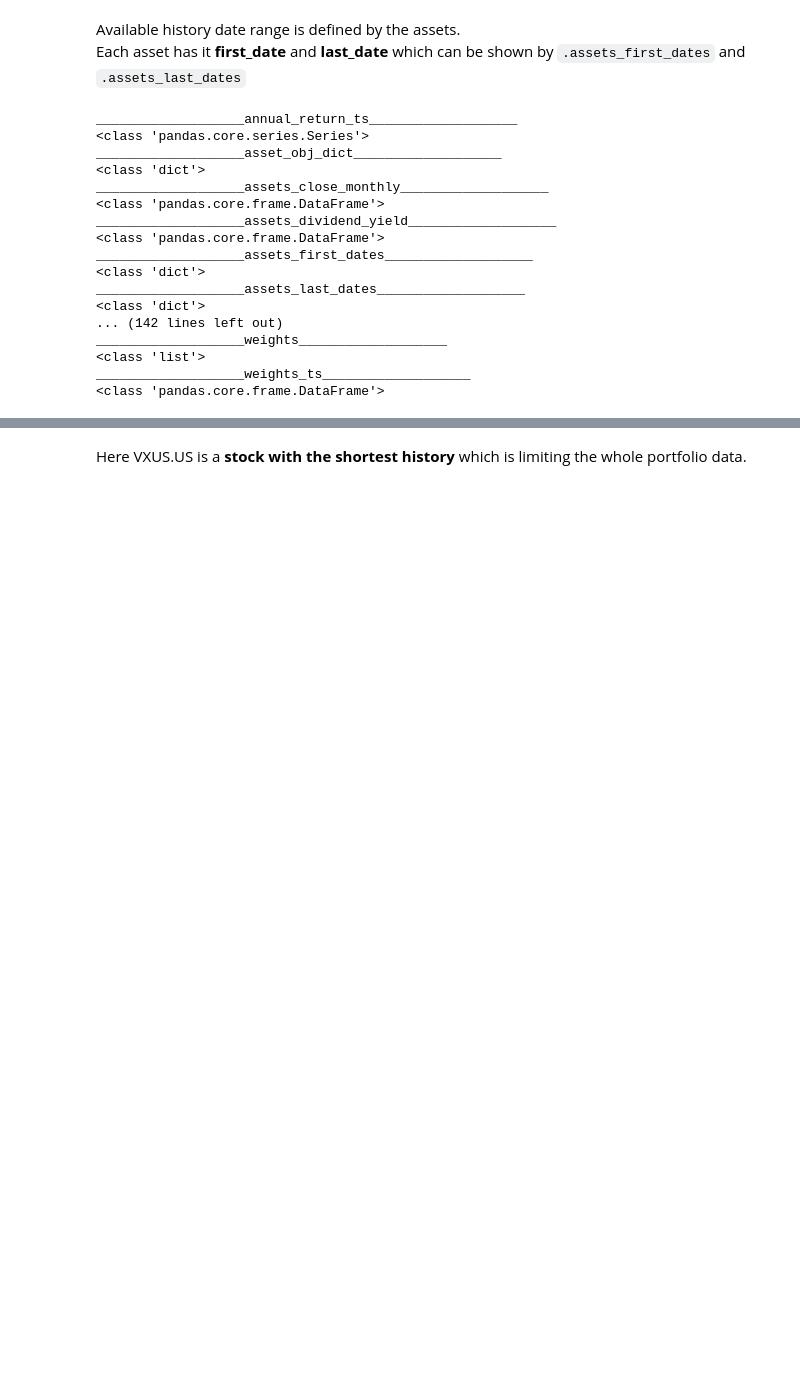
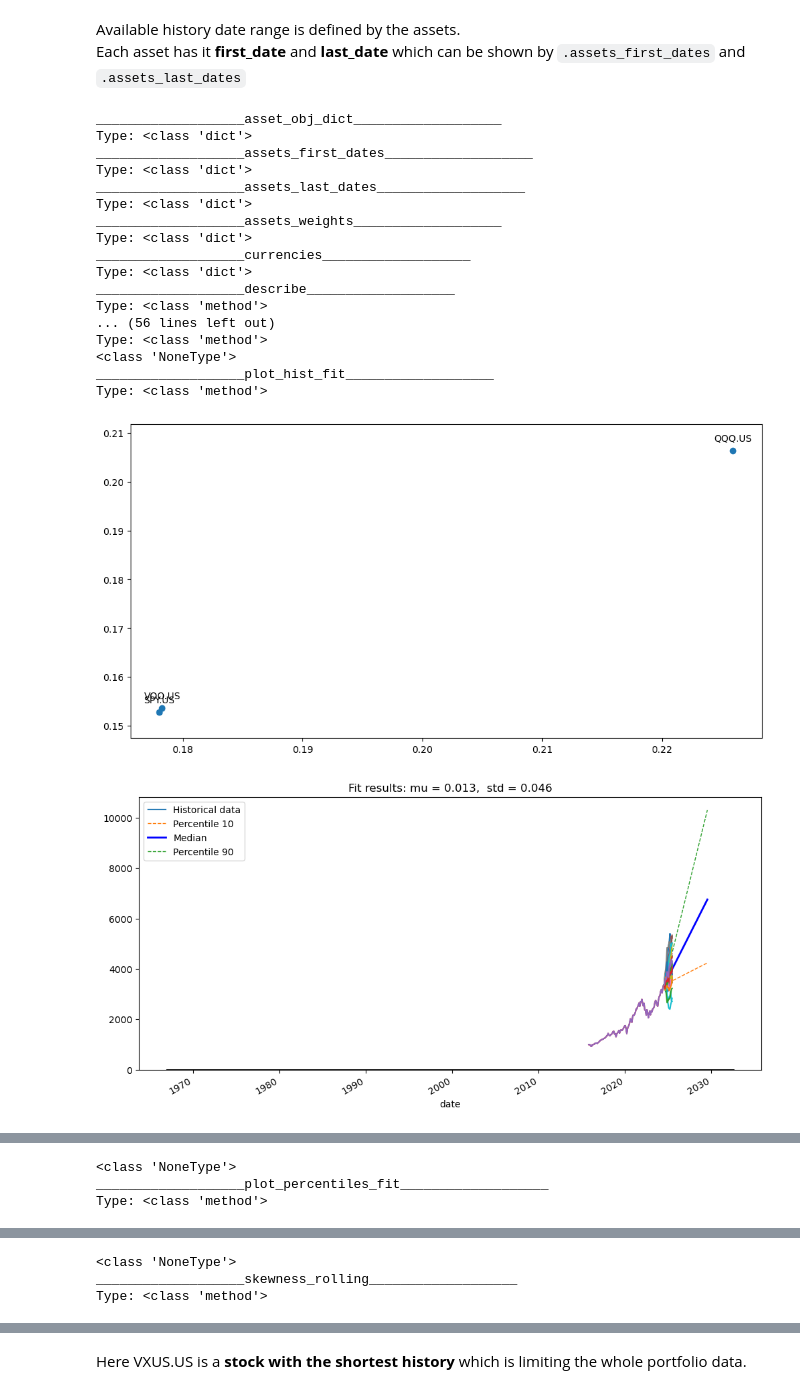
Before and after one commit to Praj-17/intelvest, a Jupyter notebook: Archives/03 investment portfolios.ipynb, the cells around one changed output, grey strips where cells are left out. Saved outputs shown, nothing was run; the diff lists cells and outputs as text; code cells hidden in the pictures; blank space fills up the shorter version.

Commit message:
Finally updated and checked all the attributes, for OKAMA

```diff
--- a/Archives/03 investment portfolios.ipynb
+++ b/Archives/03 investment portfolios.ipynb
@@ -106,25 +106,53 @@ dtype: object
 Available history date range is defined by the assets.
 Each asset has it **first_date** and **last_date** which can be shown by `.assets_first_dates` and `.assets_last_dates`
 # %%
+import numpy as np
+import pandas as pd
+from okama.settings import PeriodLength
+from okama.portfolio import PortfolioDCF
+from matplotlib.axes import Axes
+
+# Define the allowed types as a tuple
+allowed_types = ( list, int, str, float, np.float64, pd.Series, pd.DataFrame, pd.Timestamp, PeriodLength, PortfolioDCF, Axes)
+allowed_methods = ("percentile_history_cagr", "assets_first_dates", "assets_last_dates",
+                   "currencies", "jarque_bera", "kstest", "names", "percentile_distribution_cagr","percentile_wealth")
+# Iterate over all attributes of rf3
 for attr in dir(rf3):
+    # Skip private or special attributes
     if not attr.startswith("_"):
-        print(f"___________________{attr}___________________")
-        print(type(rf3.__getattribute__(attr)))
+        # Safely get the attribute value using getattr
+        attr_value = getattr(rf3, attr, None)
+
+        # Check if the attribute is not one of the allowed types
+        if not isinstance(attr_value, allowed_types):
+            print(f"___________________{attr}___________________")
+            print(f"Type: {type(attr_value)}")
+
+            if callable(attr_value):
+                try:
+                    if not isinstance(attr_value(), allowed_types):
+                        print(type(attr_value()))
+
+                except:
+                    print("Exception with ", attr_value)
+            # print(f"Value: {attr_value}\n")  # Optional: Print the value for more context
 # %% [output]
-___________________annual_return_ts___________________
-<class 'pandas.core.series.Series'>
 ___________________asset_obj_dict___________________
-<class 'dict'>
-___________________assets_close_monthly___________________
-<class 'pandas.core.frame.DataFrame'>
-___________________assets_dividend_yield___________________
-<class 'pandas.core.frame.DataFrame'>
+Type: <class 'dict'>
 ___________________assets_first_dates___________________
-<class 'dict'>
+Type: <class 'dict'>
 ___________________assets_last_dates___________________
-<class 'dict'>
-... (142 lines left out)
-___________________weights___________________
-<class 'list'>
-___________________weights_ts___________________
-<class 'pandas.core.frame.DataFrame'>
+Type: <class 'dict'>
+___________________assets_weights___________________
+Type: <class 'dict'>
+___________________currencies___________________
+Type: <class 'dict'>
+___________________describe___________________
+Type: <class 'method'>
+... (56 lines left out)
+Type: <class 'method'>
+<class 'NoneType'>
+___________________plot_hist_fit___________________
+Type: <class 'method'>
+[figure, added]
+[figure, added]
@@ -130,0 +160,3 @@ ___________________weights_ts___________________
+<class 'NoneType'>
+___________________plot_percentiles_fit___________________
+Type: <class 'method'>
@@ -130,0 +165,3 @@ ___________________weights_ts___________________
+<class 'NoneType'>
+___________________skewness_rolling___________________
+Type: <class 'method'>
```
Also changed, not shown: parts of 9 cells of this notebook, 6 other files.
